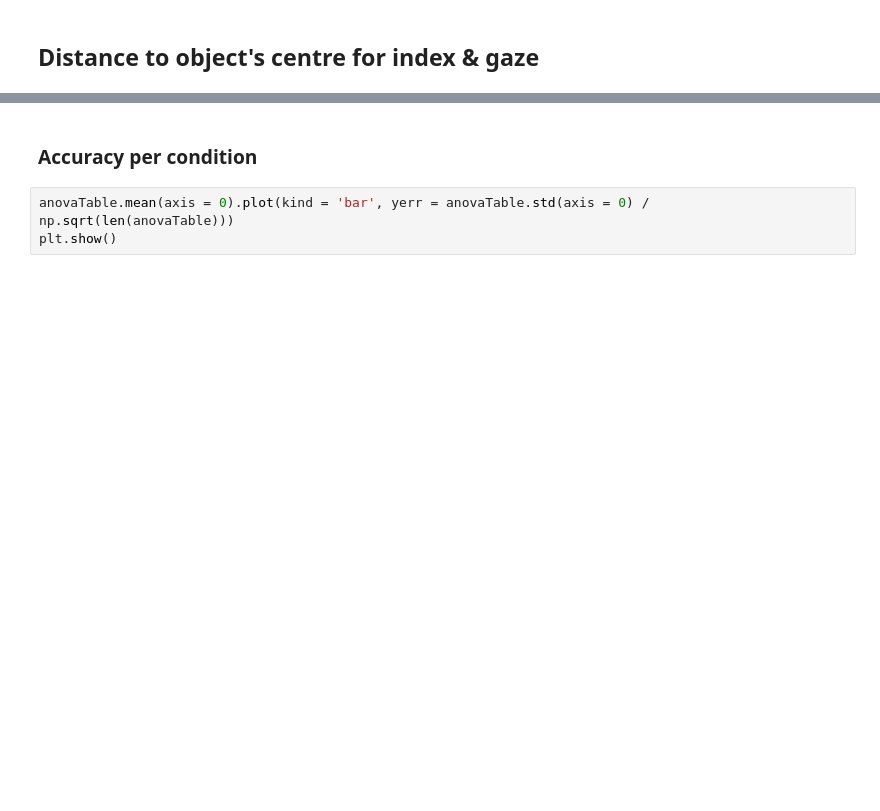
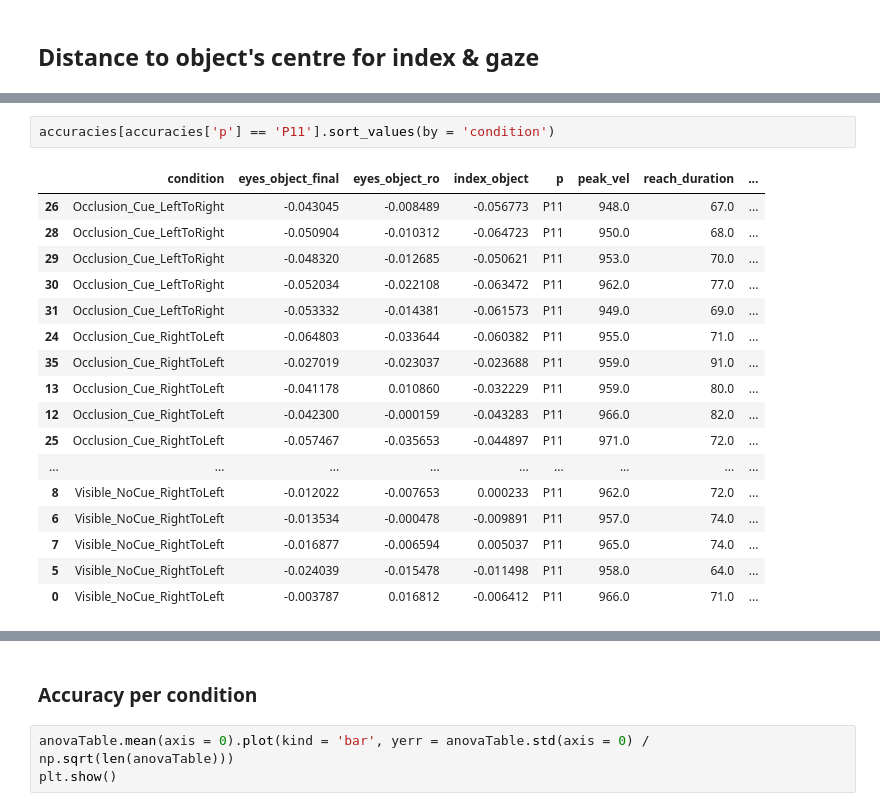
Before and after one commit to Roman-Belenya/perception_and_action, a Jupyter notebook: explore.ipynb, the cells around one changed output, grey strips where cells are left out. Cells and saved outputs as stored; diff of their text form; blank space fills up the shorter version.

```diff
--- a/explore.ipynb
+++ b/explore.ipynb
@@ -47 +97,21 @@ long_table[:20]
+# %%
+accuracies[accuracies['p'] == 'P11'].sort_values(by = 'condition')
+# %% [output]
+|  | condition | eyes_object_final | eyes_object_ro | index_object | p | peak_vel | reach_duration | ... |
+| 26 | Occlusion_Cue_LeftToRight | -0.043045 | -0.008489 | -0.056773 | P11 | 948.0 | 67.0 | ... |
+| 28 | Occlusion_Cue_LeftToRight | -0.050904 | -0.010312 | -0.064723 | P11 | 950.0 | 68.0 | ... |
+| 29 | Occlusion_Cue_LeftToRight | -0.048320 | -0.012685 | -0.050621 | P11 | 953.0 | 70.0 | ... |
+| 30 | Occlusion_Cue_LeftToRight | -0.052034 | -0.022108 | -0.063472 | P11 | 962.0 | 77.0 | ... |
+| 31 | Occlusion_Cue_LeftToRight | -0.053332 | -0.014381 | -0.061573 | P11 | 949.0 | 69.0 | ... |
+| 24 | Occlusion_Cue_RightToLeft | -0.064803 | -0.033644 | -0.060382 | P11 | 955.0 | 71.0 | ... |
+| 35 | Occlusion_Cue_RightToLeft | -0.027019 | -0.023037 | -0.023688 | P11 | 959.0 | 91.0 | ... |
+| 13 | Occlusion_Cue_RightToLeft | -0.041178 | 0.010860 | -0.032229 | P11 | 959.0 | 80.0 | ... |
+| 12 | Occlusion_Cue_RightToLeft | -0.042300 | -0.000159 | -0.043283 | P11 | 966.0 | 82.0 | ... |
+| 25 | Occlusion_Cue_RightToLeft | -0.057467 | -0.035653 | -0.044897 | P11 | 971.0 | 72.0 | ... |
+| ... | ... | ... | ... | ... | ... | ... | ... | ... |
+| 8 | Visible_NoCue_RightToLeft | -0.012022 | -0.007653 | 0.000233 | P11 | 962.0 | 72.0 | ... |
+| 6 | Visible_NoCue_RightToLeft | -0.013534 | -0.000478 | -0.009891 | P11 | 957.0 | 74.0 | ... |
+| 7 | Visible_NoCue_RightToLeft | -0.016877 | -0.006594 | 0.005037 | P11 | 965.0 | 74.0 | ... |
+| 5 | Visible_NoCue_RightToLeft | -0.024039 | -0.015478 | -0.011498 | P11 | 958.0 | 64.0 | ... |
+| 0 | Visible_NoCue_RightToLeft | -0.003787 | 0.016812 | -0.006412 | P11 | 966.0 | 71.0 | ... |
 # %%
```
Also changed, not shown: parts of 33 cells of this notebook.
